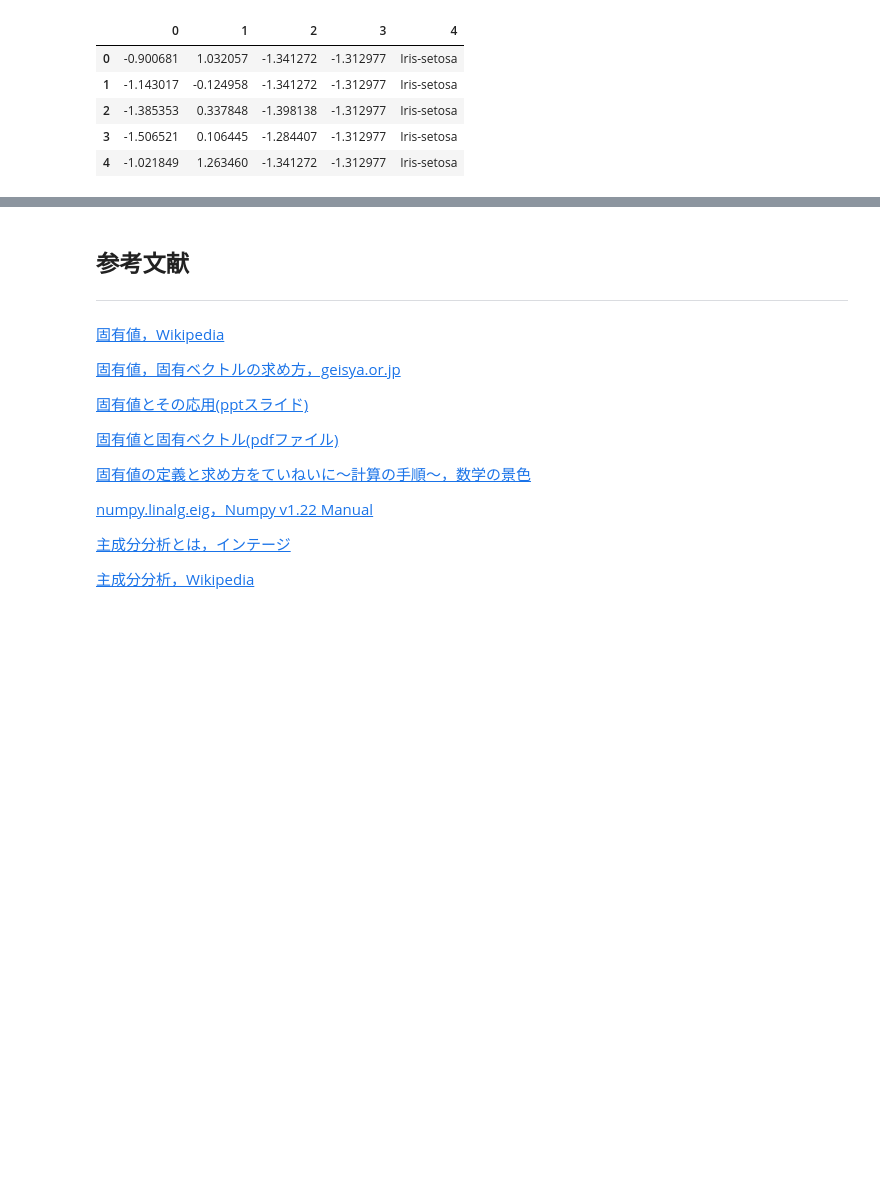
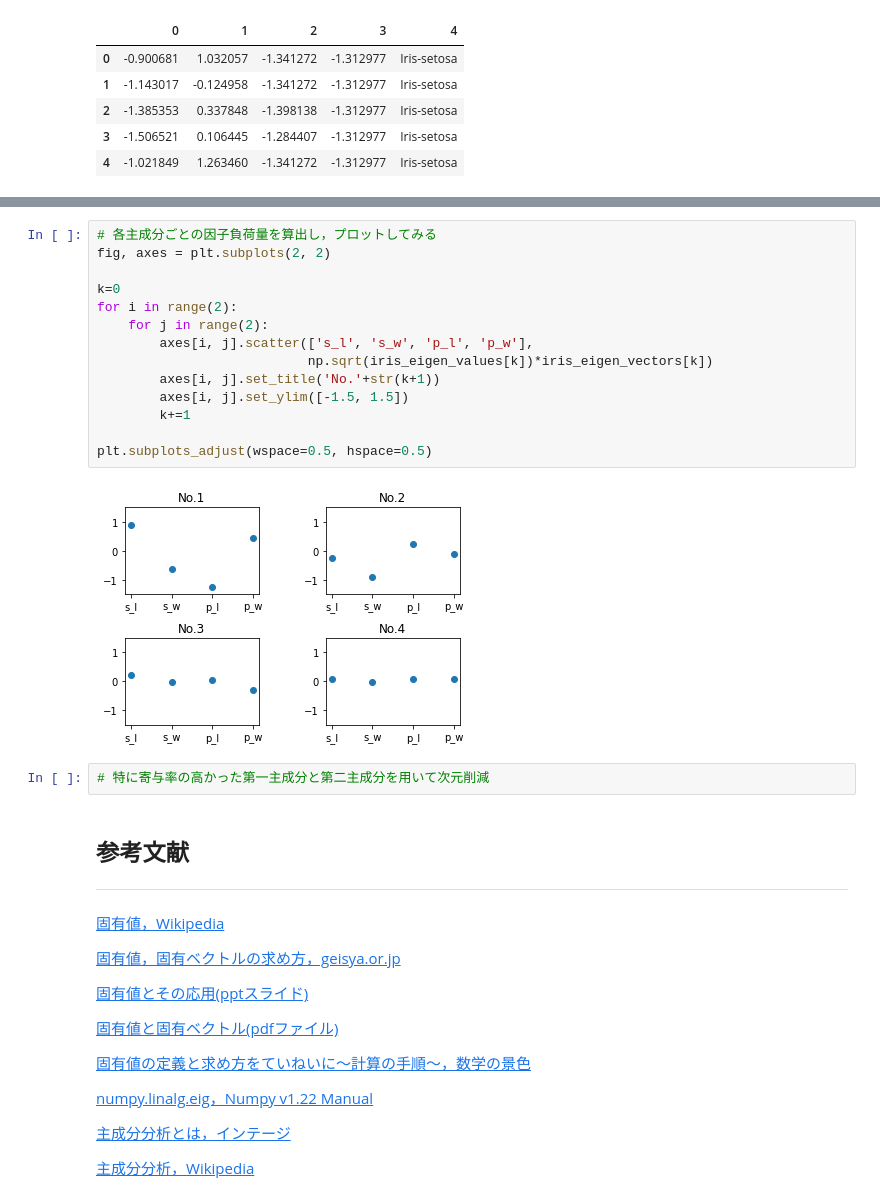
Before and after one commit to kiyoyoki/DataScienceSkillApprentice, a Jupyter notebook: eigenValueVector.ipynb, the cells around one changed output, grey strips where cells are left out. Cells and saved outputs as stored; diff of their text form; blank space fills up the shorter version.

```diff
--- a/eigenValueVector.ipynb
+++ b/eigenValueVector.ipynb
@@ -178,3 +216,21 @@ df.head()
+# %%
+# 各主成分ごとの因子負荷量を算出し，プロットしてみる
+fig, axes = plt.subplots(2, 2)
+
+k=0
+for i in range(2):
+    for j in range(2):
+        axes[i, j].scatter(['s_l', 's_w', 'p_l', 'p_w'],
+                           np.sqrt(iris_eigen_values[k])*iris_eigen_vectors[k])
+        axes[i, j].set_title('No.'+str(k+1))
+        axes[i, j].set_ylim([-1.5, 1.5])
+        k+=1
+
+plt.subplots_adjust(wspace=0.5, hspace=0.5)
+# %% [output]
+[figure, added]
+# %%
+# 特に寄与率の高かった第一主成分と第二主成分を用いて次元削減
 # %% [markdown]
 ## 参考文献
 ---
```
Also changed, not shown: parts of 3 cells of this notebook.
